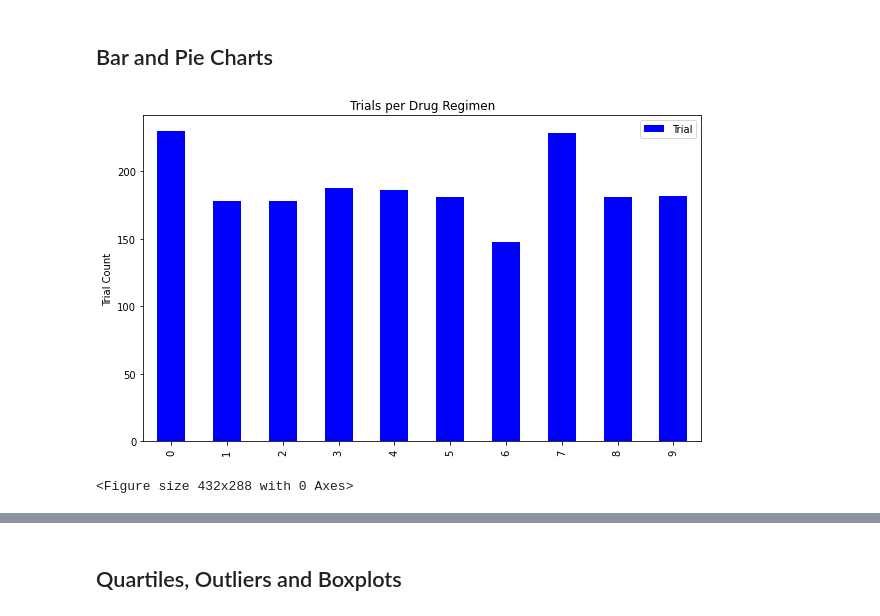
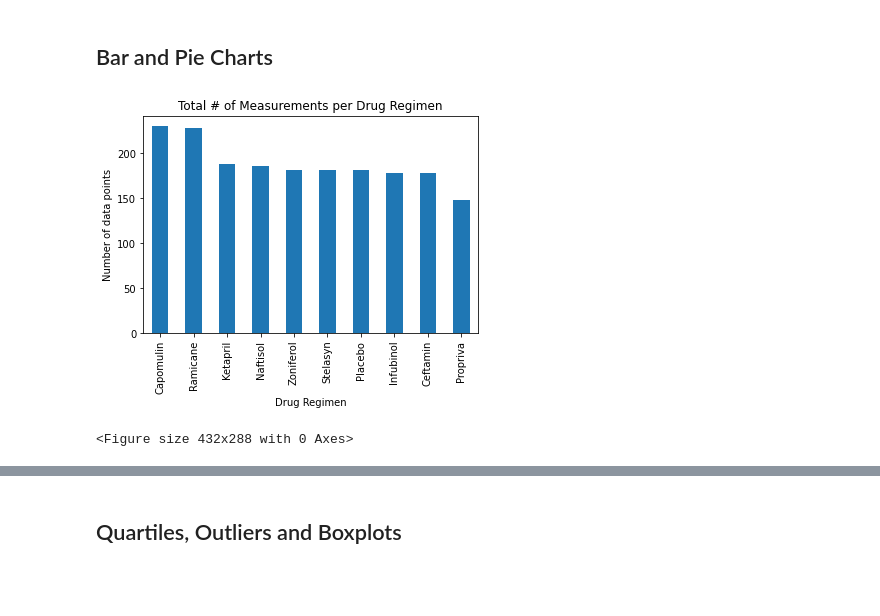
Before and after one commit to IssyL08/Matplotlib, a Jupyter notebook: Pymaceuticals/Pymaceuticals_HW_IL.ipynb, the cells around one changed output, grey strips where cells are left out. Drawn from its saved outputs; the diff is of its cells as text; code cells hidden in the pictures; blank space fills up the shorter version.

```diff
--- a/Pymaceuticals/Pymaceuticals_HW_IL.ipynb
+++ b/Pymaceuticals/Pymaceuticals_HW_IL.ipynb
@@ -220,23 +195,15 @@ mouse_study_df.groupby(['Drug Regimen']).agg({'Tumor Volume (mm3)':['mean', 'med
 # %%
 # Generate a bar plot showing the total number of measurements taken on each drug regimen using pandas.
 
+total_measure= clean_mouse_study ["Drug Regimen"].value_counts()
+total_measure.plot(kind="bar", figsize=(6,4))
 
-mouse_study_summary = pd.DataFrame(clean_mouse_study.groupby(["Drug Regimen"]).count()).reset_index()
-
-# Isolate the columns in the the DataFrame
-regimen_data = clean_mouse_study[["Drug Regimen","Mouse ID"]]
-
-# Define data for bar plot so "Drug Regimen" is x-axis label
-datapoints = mouse_study_summary [['Mouse ID']]
-datapoints = datapoints.rename(columns = {"Mouse ID" : "Trial"})
-
-# Define bar chart information
-datapoints.plot(kind="bar", figsize=(10,6), color = "b", legend=True)
-
-plt.title("Trials per Drug Regimen")
-plt.ylabel("Trial Count")
+# Set a title for the chart
+plt.title("Total # of Measurements per Drug Regimen")
+plt.xlabel("Drug Regimen")
+plt.ylabel("Number of data points")
 plt.show()
 plt.tight_layout()
 # %% [output]
-[figure, old version]
+[figure, new version]
 <Figure size 432x288 with 0 Axes>
```
Also changed, not shown: parts of 17 cells of this notebook, 2 other files.
